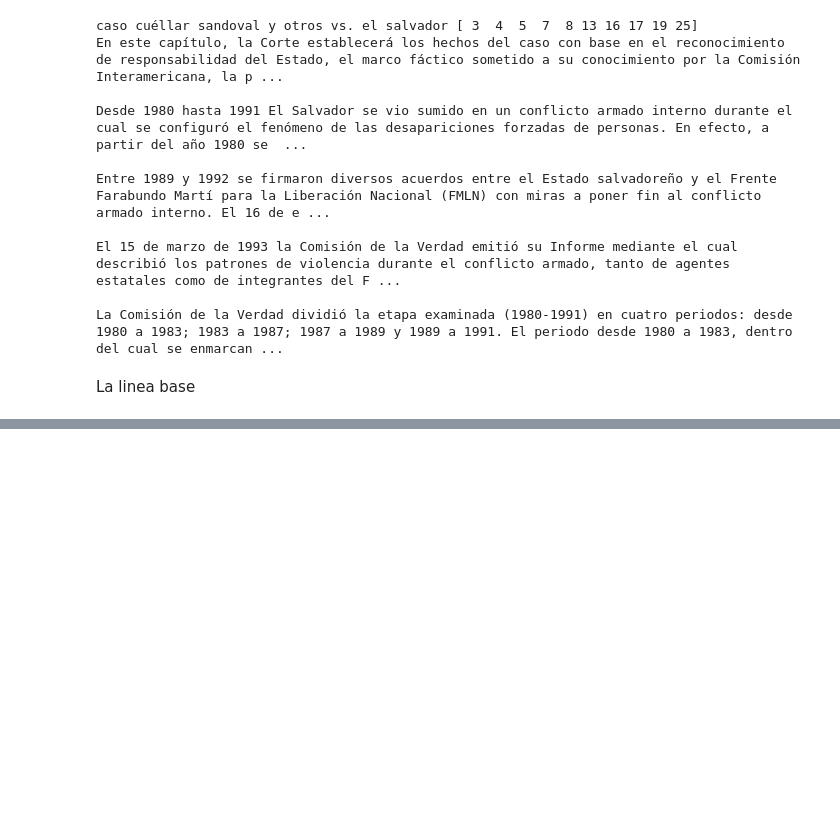
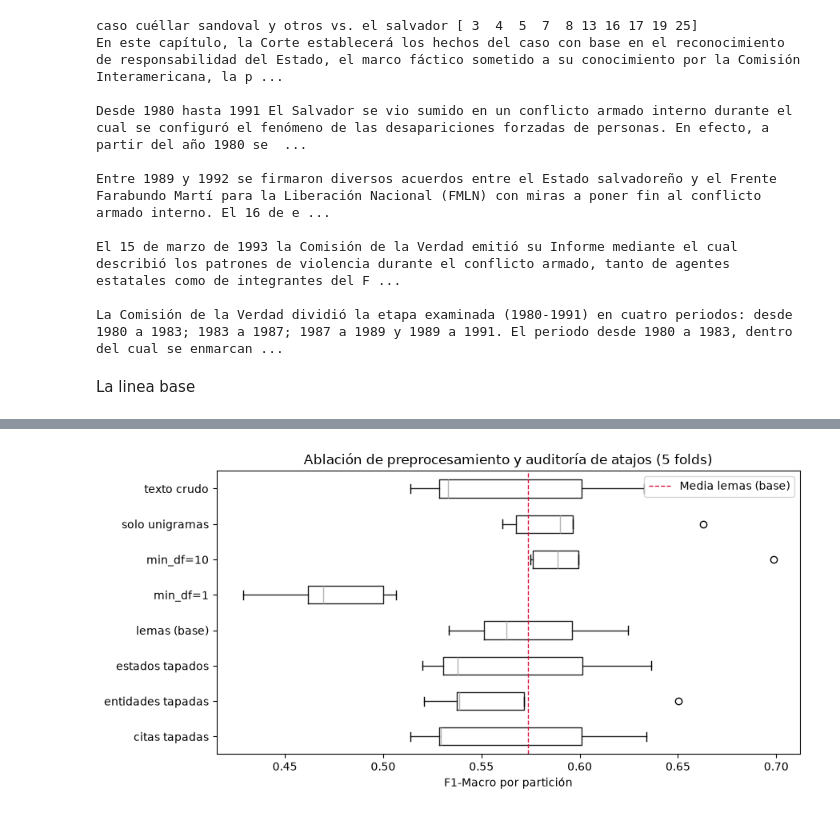
Before and after one commit to GiraldoB/RAG-CIDH, a Jupyter notebook: t1_articulos.ipynb, the cells around one changed output, grey strips where cells are left out. Drawn from its saved outputs; the diff is of its cells as text; code cells hidden in the pictures; blank space fills up the shorter version.

Commit message:
ablacion

```diff
--- a/t1_articulos.ipynb
+++ b/t1_articulos.ipynb
@@ -221,0 +345,22 @@ resumir(filas)
+# %%
+por_particion = pd.DataFrame(filas).pivot(index="particion", columns="modelo", values="f1_macro")
+
+# 1. Variantes construidas sobre LEMAS -> se comparan contra "lemas (base)"
+dif_lemas = pd.DataFrame({
+    "solo_unigramas - lemas": por_particion["solo unigramas"] - por_particion["lemas (base)"],
+    "min_df_1 - lemas":       por_particion["min_df=1"] - por_particion["lemas (base)"],
+    "min_df_10 - lemas":      por_particion["min_df=10"] - por_particion["lemas (base)"],
+})
+
+# 2. Variantes construidas sobre TEXTO CRUDO -> se comparan contra "texto crudo"
+dif_atajos = pd.DataFrame({
+    "citas_tapadas - crudo":     por_particion["citas tapadas"] - por_particion["texto crudo"],
+    "estados_tapados - crudo":   por_particion["estados tapados"] - por_particion["texto crudo"],
+    "entidades_tapadas - crudo": por_particion["entidades tapadas"] - por_particion["texto crudo"],
+})
+
+print("=== Cambio en F1-Macro respecto a LEMAS (representación) ===")
+display(dif_lemas.agg(["mean", "std"]).T)
+
+print("\n=== Cambio en F1-Macro respecto a TEXTO CRUDO (auditoría de atajos) ===")
+display(dif_atajos.agg(["mean", "std"]).T)
@@ -221,0 +382,13 @@ resumir(filas)
+# %%
+import matplotlib.pyplot as plt
+
+orden = tabla_ablacion.index.tolist()
+ax = por_particion[orden].boxplot(vert=False, figsize=(9, 4.5), grid=False)
+ax.axvline(por_particion["lemas (base)"].mean(), color="crimson", linestyle="--", linewidth=1, label="Media lemas (base)")
+ax.set_xlabel("F1-Macro por partición")
+ax.set_title("Ablación de preprocesamiento y auditoría de atajos (5 folds)")
+ax.legend()
+plt.tight_layout()
+plt.show()
+# %% [output]
+[figure, added]
```
Also changed, not shown: parts of 10 cells of this notebook.
